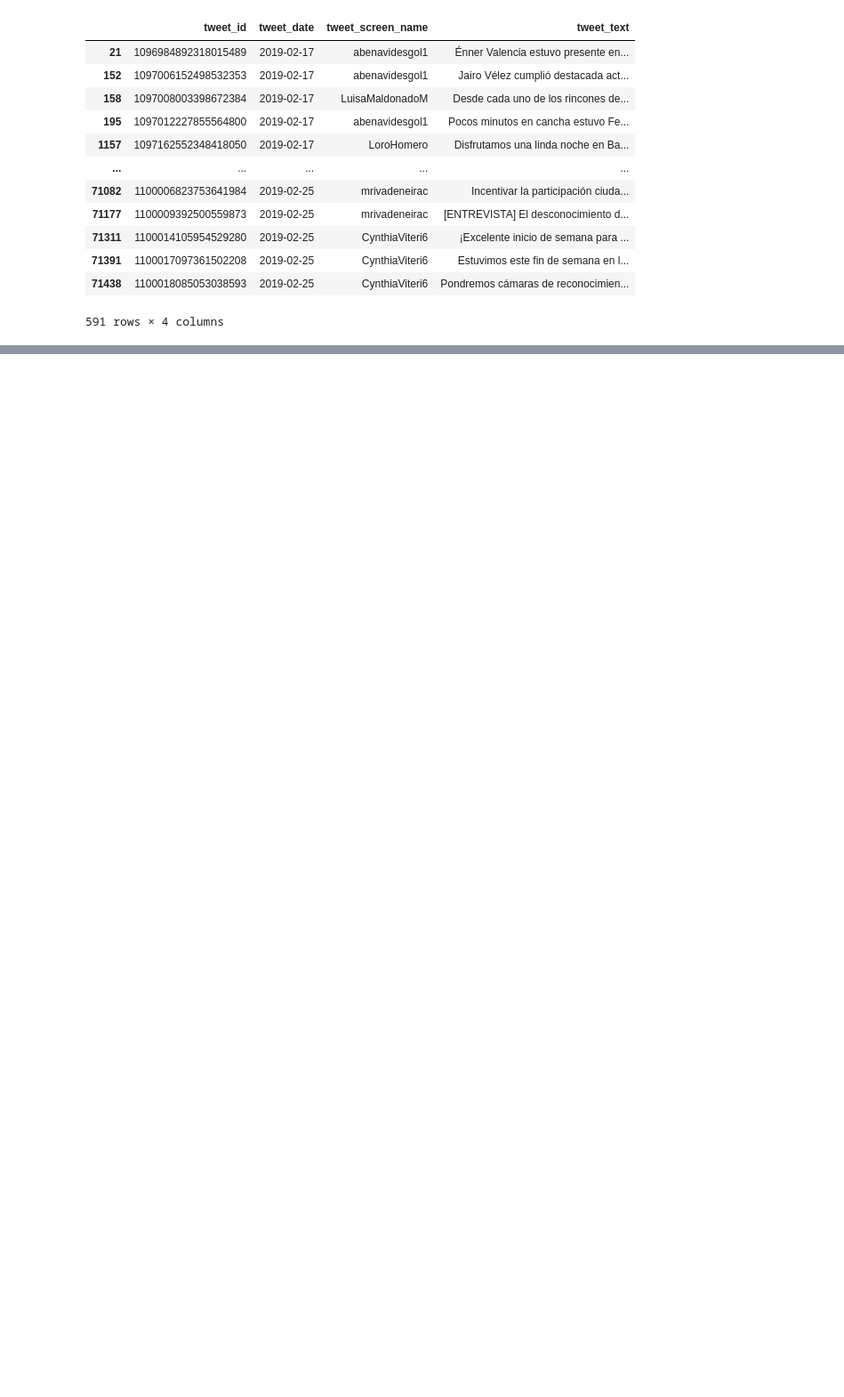
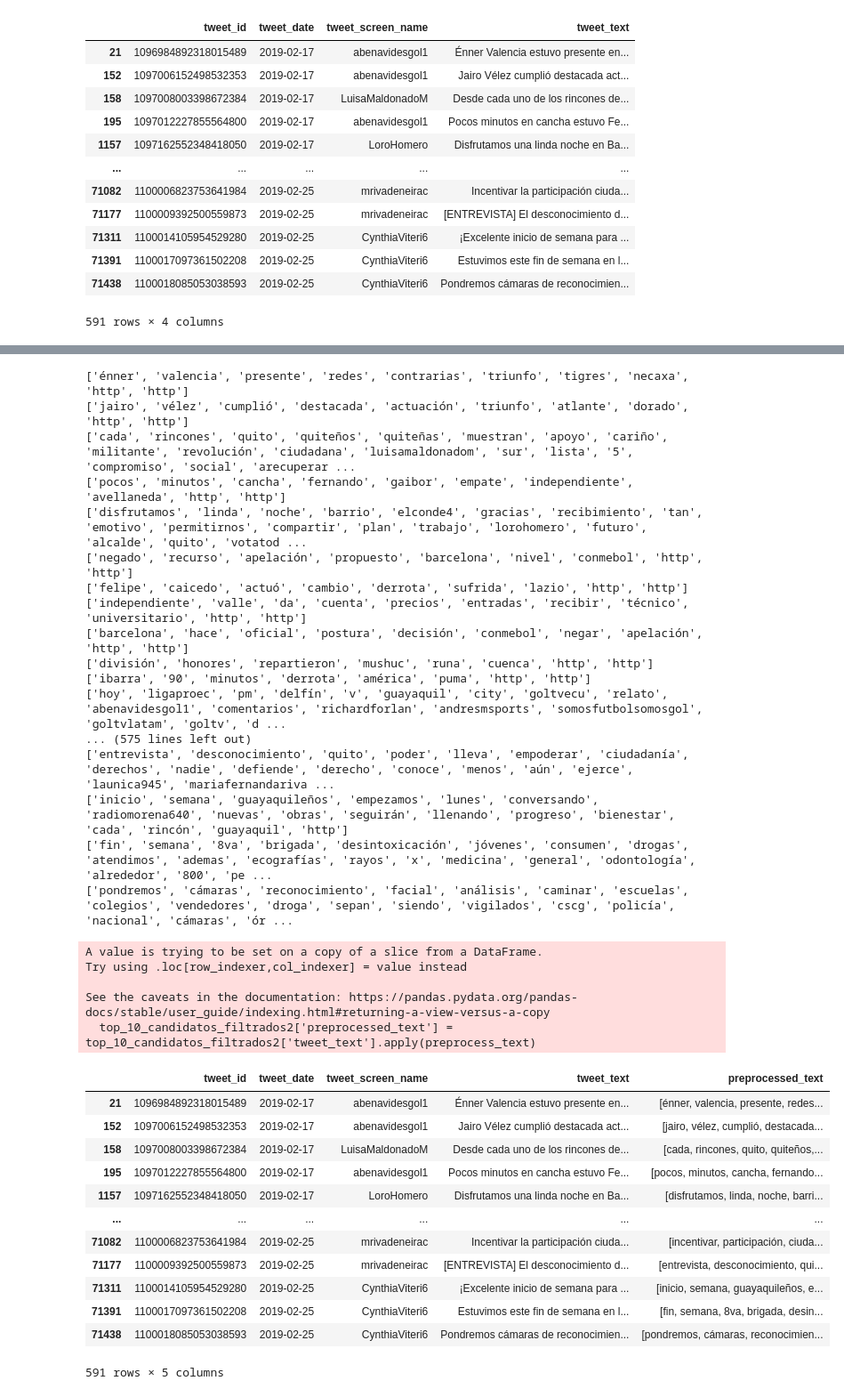
Before and after one commit to Pamela2710/Data-Mining, a Jupyter notebook: TextMining/TextMining.ipynb, the cells around one changed output, grey strips where cells are left out. Shown at 89% size. Drawn from its saved outputs; the diff is of its cells as text; code cells hidden in the pictures; blank space fills up the shorter version.

```diff
--- a/TextMining/TextMining.ipynb
+++ b/TextMining/TextMining.ipynb
@@ -110,6 +110,13 @@ Name: tweet_screen_name, dtype: int64
 top_10_candidatos_filtrados = candidatos_filtrados[candidatos_filtrados['tweet_screen_name'].isin(top_10.index)]
 
 top_10_candidatos_filtrados
+
+#Tabla del Top 10
+
+# Filtra la tabla de candidatos_filtrados solo para aquellos en el top 10
+top_10_candidatos_filtrados2 = candidatos_filtrados[candidatos_filtrados['tweet_screen_name'].isin(top_10.index)]
+
+top_10_candidatos_filtrados2
 # %% [output]
 |  | tweet_id | tweet_date | tweet_screen_name | tweet_text |
 | 21 | 1096984892318015489 | 2019-02-17 | abenavidesgol1 | Énner Valencia estuvo presente en... |
@@ -189,0 +207,41 @@ True
+# %%
+# Aplicar preprocesamiento de texto a los tweets
+top_10_candidatos_filtrados2['preprocessed_text'] = top_10_candidatos_filtrados2['tweet_text'].apply(preprocess_text)
+#agrupado_por_usuario['preprocessed_text'] = agrupado_por_usuario['tweets_agrupados'].apply(clean_text)
+top_10_candidatos_filtrados2
+# %% [output]
+['énner', 'valencia', 'presente', 'redes', 'contrarias', 'triunfo', 'tigres', 'necaxa', 'http', 'http']
+['jairo', 'vélez', 'cumplió', 'destacada', 'actuación', 'triunfo', 'atlante', 'dorado', 'http', 'http']
+['cada', 'rincones', 'quito', 'quiteños', 'quiteñas', 'muestran', 'apoyo', 'cariño', 'militante', 'revolución', 'ciudadana', 'luisamaldonadom', 'sur', 'lista', '5', 'compromiso', 'social', 'arecuperar ...
+['pocos', 'minutos', 'cancha', 'fernando', 'gaibor', 'empate', 'independiente', 'avellaneda', 'http', 'http']
+['disfrutamos', 'linda', 'noche', 'barrio', 'elconde4', 'gracias', 'recibimiento', 'tan', 'emotivo', 'permitirnos', 'compartir', 'plan', 'trabajo', 'lorohomero', 'futuro', 'alcalde', 'quito', 'votatod ...
+['negado', 'recurso', 'apelación', 'propuesto', 'barcelona', 'nivel', 'conmebol', 'http', 'http']
+['felipe', 'caicedo', 'actuó', 'cambio', 'derrota', 'sufrida', 'lazio', 'http', 'http']
+['independiente', 'valle', 'da', 'cuenta', 'precios', 'entradas', 'recibir', 'técnico', 'universitario', 'http', 'http']
+['barcelona', 'hace', 'oficial', 'postura', 'decisión', 'conmebol', 'negar', 'apelación', 'http', 'http']
+['división', 'honores', 'repartieron', 'mushuc', 'runa', 'cuenca', 'http', 'http']
+['ibarra', '90', 'minutos', 'derrota', 'américa', 'puma', 'http', 'http']
+['hoy', 'ligaproec', 'pm', 'delfín', 'v', 'guayaquil', 'city', 'goltvecu', 'relato', 'abenavidesgol1', 'comentarios', 'richardforlan', 'andresmsports', 'somosfutbolsomosgol', 'goltvlatam', 'goltv', 'd ...
+... (575 lines left out)
+['entrevista', 'desconocimiento', 'quito', 'poder', 'lleva', 'empoderar', 'ciudadanía', 'derechos', 'nadie', 'defiende', 'derecho', 'conoce', 'menos', 'aún', 'ejerce', 'launica945', 'mariafernandariva ...
+['inicio', 'semana', 'guayaquileños', 'empezamos', 'lunes', 'conversando', 'radiomorena640', 'nuevas', 'obras', 'seguirán', 'llenando', 'progreso', 'bienestar', 'cada', 'rincón', 'guayaquil', 'http']
+['fin', 'semana', '8va', 'brigada', 'desintoxicación', 'jóvenes', 'consumen', 'drogas', 'atendimos', 'ademas', 'ecografías', 'rayos', 'x', 'medicina', 'general', 'odontología', 'alrededor', '800', 'pe ...
+['pondremos', 'cámaras', 'reconocimiento', 'facial', 'análisis', 'caminar', 'escuelas', 'colegios', 'vendedores', 'droga', 'sepan', 'siendo', 'vigilados', 'cscg', 'policía', 'nacional', 'cámaras', 'ór ...
+A value is trying to be set on a copy of a slice from a DataFrame.
+Try using .loc[row_indexer,col_indexer] = value instead
+
+See the caveats in the documentation: https://pandas.pydata.org/pandas-docs/stable/user_guide/indexing.html#returning-a-view-versus-a-copy
+  top_10_candidatos_filtrados2['preprocessed_text'] = top_10_candidatos_filtrados2['tweet_text'].apply(preprocess_text)
+|  | tweet_id | tweet_date | tweet_screen_name | tweet_text | preprocessed_text |
+| 21 | 1096984892318015489 | 2019-02-17 | abenavidesgol1 | Énner Valencia estuvo presente en... | [énner, valencia, presente, redes... |
+| 152 | 1097006152498532353 | 2019-02-17 | abenavidesgol1 | Jairo Vélez cumplió destacada act... | [jairo, vélez, cumplió, destacada... |
+| 158 | 1097008003398672384 | 2019-02-17 | LuisaMaldonadoM | Desde cada uno de los rincones de... | [cada, rincones, quito, quiteños,... |
+| 195 | 1097012227855564800 | 2019-02-17 | abenavidesgol1 | Pocos minutos en cancha estuvo Fe... | [pocos, minutos, cancha, fernando... |
+| 1157 | 1097162552348418050 | 2019-02-17 | LoroHomero | Disfrutamos una linda noche en Ba... | [disfrutamos, linda, noche, barri... |
+| ... | ... | ... | ... | ... | ... |
+| 71082 | 1100006823753641984 | 2019-02-25 | mrivadeneirac | Incentivar la participación ciuda... | [incentivar, participación, ciuda... |
+| 71177 | 1100009392500559873 | 2019-02-25 | mrivadeneirac | [ENTREVISTA] El desconocimiento d... | [entrevista, desconocimiento, qui... |
+| 71311 | 1100014105954529280 | 2019-02-25 | CynthiaViteri6 | ¡Excelente inicio de semana para ... | [inicio, semana, guayaquileños, e... |
+| 71391 | 1100017097361502208 | 2019-02-25 | CynthiaViteri6 | Estuvimos este fin de semana en l... | [fin, semana, 8va, brigada, desin... |
+| 71438 | 1100018085053038593 | 2019-02-25 | CynthiaViteri6 | Pondremos cámaras de reconocimien... | [pondremos, cámaras, reconocimien... |
+591 rows × 5 columns
```
Also changed, not shown: parts of 14 cells of this notebook.
